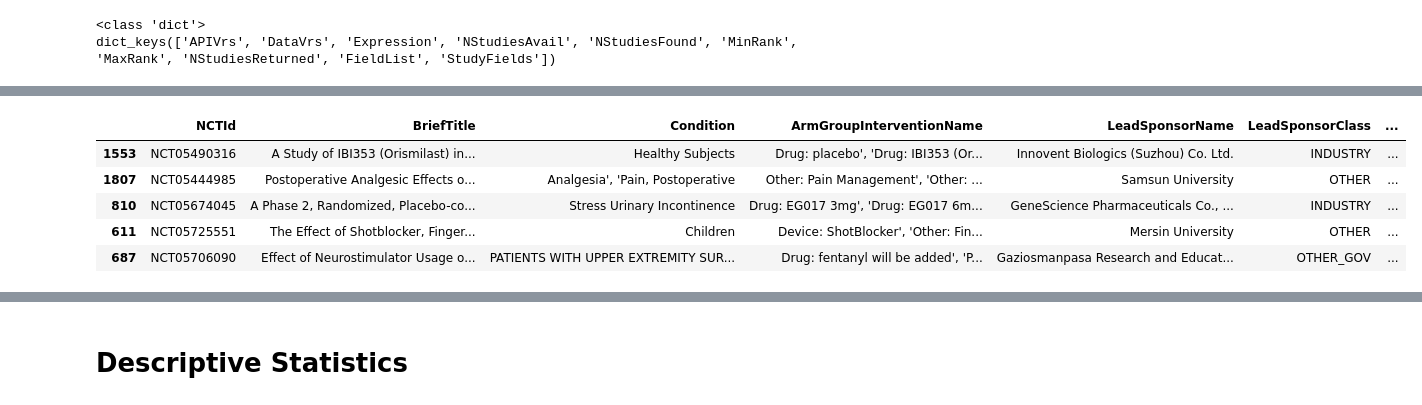
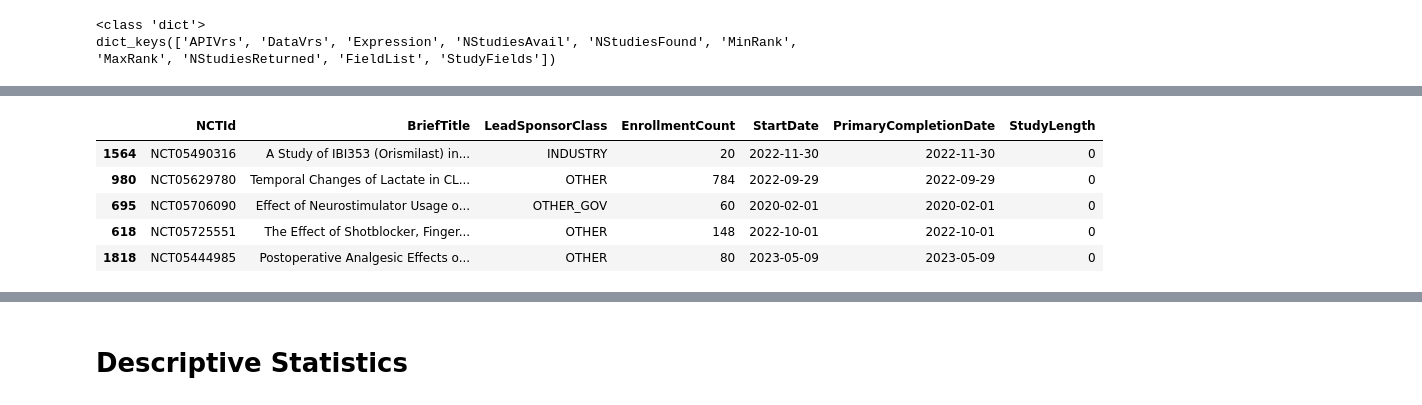
Before and after one commit to muireanncallaghan/UCDPA_muireann, a Jupyter notebook: clinical_trials.ipynb, the cells around one changed output, grey strips where cells are left out. Saved outputs shown, nothing was run; the diff lists cells and outputs as text; code cells hidden in the pictures.

```diff
--- a/clinical_trials.ipynb
+++ b/clinical_trials.ipynb
@@ -69,5 +96,5 @@ trials_df.head()
 # %%
 #Dropping the rank column as this is of no interest.
-trials_df.drop('Rank', inplace=True, axis=1)
-trials_df.head()
+clinical_trials_list_df.drop('Rank', inplace=True, axis=1)
+clinical_trials_list_df.head()
 # %% [output]
@@ -131,5 +154,5 @@ trials_df.head()
 # %%
 #Converting Enrollment to an integer and checking the type.
-trials_df['EnrollmentCount'] = trials_df['EnrollmentCount'].astype(int)
-trials_df.dtypes
+clinical_trials_list_df['EnrollmentCount'] = clinical_trials_list_df['EnrollmentCount'].astype(int)
+clinical_trials_list_df.dtypes
 # %% [output]
@@ -145,7 +165,7 @@ PrimaryCompletionDate       string
 dtype: object
 # %%
-#Having seen the start and completion dates are not datetime, I want to convert now.
-trials_df["StartDate"] = pd.to_datetime(trials_df["StartDate"])
-trials_df["PrimaryCompletionDate"] = pd.to_datetime(trials_df["PrimaryCompletionDate"])
-print(trials_df.dtypes)
+#Converting the the start and completion dates to datetime.
+clinical_trials_list_df["StartDate"] = pd.to_datetime(clinical_trials_list_df["StartDate"])
+clinical_trials_list_df["PrimaryCompletionDate"] = pd.to_datetime(clinical_trials_list_df["PrimaryCompletionDate"])
+print(clinical_trials_list_df.dtypes)
 # %% [output]
@@ -161,4 +178,4 @@ PrimaryCompletionDate       datetime64[ns]
 dtype: object
 # %%
 #Adding column to capture length of the study as number of days.
-trials_df["StudyLength"] = (trials_df["PrimaryCompletionDate"] - trials_df["StartDate"]).dt.days
+clinical_trials_list_df["StudyLength"] = (clinical_trials_list_df["PrimaryCompletionDate"] - clinical_trials_list_df["StartDate"]).dt.days
@@ -172,11 +182,11 @@ trials_df["StudyLength"] = (trials_df["PrimaryCompletionDate"] - trials_df["Star
 # %%
 #Sorting the dataframe by the length of the study.
-trials_df = trials_df.sort_values(by="StudyLength")
-trials_df.head()
+clinical_trials_list_df = clinical_trials_list_df.sort_values(by="StudyLength")
+clinical_trials_list_df.head()
 # %% [output]
-|  | NCTId | BriefTitle | Condition | ArmGroupInterventionName | LeadSponsorName | LeadSponsorClass | ... |
-| 1553 | NCT05490316 | A Study of IBI353 (Orismilast) in... | Healthy Subjects | Drug: placebo', 'Drug: IBI353 (Or... | Innovent Biologics (Suzhou) Co. Ltd. | INDUSTRY | ... |
-| 1807 | NCT05444985 | Postoperative Analgesic Effects o... | Analgesia', 'Pain, Postoperative | Other: Pain Management', 'Other: ... | Samsun University | OTHER | ... |
-| 810 | NCT05674045 | A Phase 2, Randomized, Placebo-co... | Stress Urinary Incontinence | Drug: EG017 3mg', 'Drug: EG017 6m... | GeneScience Pharmaceuticals Co., ... | INDUSTRY | ... |
-| 611 | NCT05725551 | The Effect of Shotblocker, Finger... | Children | Device: ShotBlocker', 'Other: Fin... | Mersin University | OTHER | ... |
-| 687 | NCT05706090 | Effect of Neurostimulator Usage o... | PATIENTS WITH UPPER EXTREMITY SUR... | Drug: fentanyl will be added', 'P... | Gaziosmanpasa Research and Educat... | OTHER_GOV | ... |
+|  | NCTId | BriefTitle | LeadSponsorClass | EnrollmentCount | StartDate | PrimaryCompletionDate | StudyLength |
+| 1564 | NCT05490316 | A Study of IBI353 (Orismilast) in... | INDUSTRY | 20 | 2022-11-30 | 2022-11-30 | 0 |
+| 980 | NCT05629780 | Temporal Changes of Lactate in CL... | OTHER | 784 | 2022-09-29 | 2022-09-29 | 0 |
+| 695 | NCT05706090 | Effect of Neurostimulator Usage o... | OTHER_GOV | 60 | 2020-02-01 | 2020-02-01 | 0 |
+| 618 | NCT05725551 | The Effect of Shotblocker, Finger... | OTHER | 148 | 2022-10-01 | 2022-10-01 | 0 |
+| 1818 | NCT05444985 | Postoperative Analgesic Effects o... | OTHER | 80 | 2023-05-09 | 2023-05-09 | 0 |
```
Also changed, not shown: parts of 38 cells of this notebook, 3 other files.
